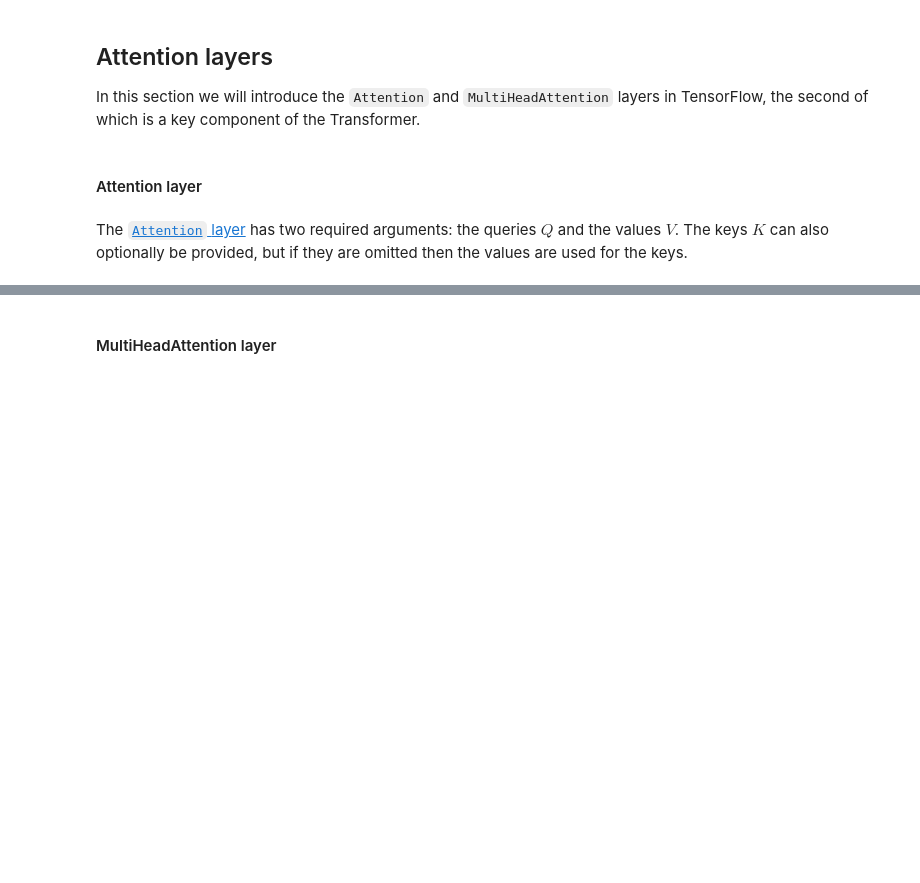
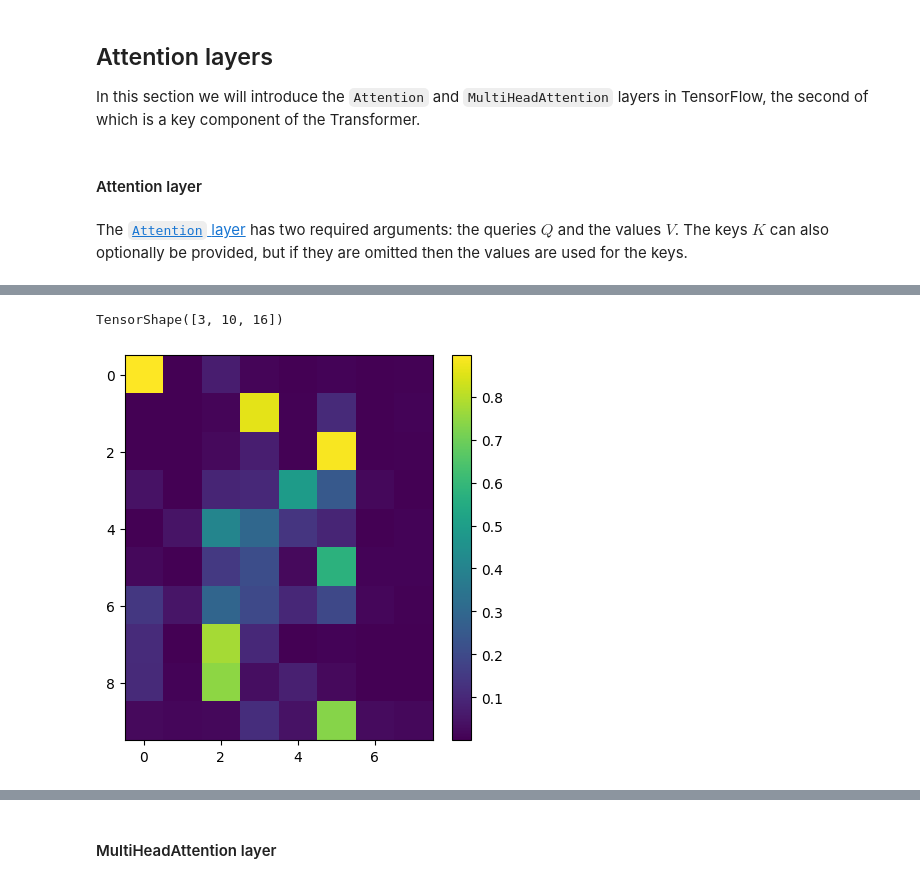
Before and after one commit to frasermartinx/DL, a Jupyter notebook: Week 7/Week 7 Lecture Notes/Week 7 - Transformers.ipynb, the cells around one changed output, grey strips where cells are left out. Saved outputs shown, nothing was run; the diff lists cells and outputs as text; code cells hidden in the pictures; blank space fills up the shorter version.

```diff
--- a/Week 7/Week 7 Lecture Notes/Week 7 - Transformers.ipynb
+++ b/Week 7/Week 7 Lecture Notes/Week 7 - Transformers.ipynb
@@ -631,8 +665,31 @@ The [`Attention` layer](https://www.tensorflow.org/api_docs/python/tf/keras/laye
 # %%
 # Define some dummy value inputs
+
+# NOW DO NON SELF ATTENTION
+#sequence length 8, can be different to values
+values = tf.random.gamma((3,8,16), alpha = 2., beta = 2.)
 # %%
 # Cross-attention
+
+h, scores = attention([queries,values], return_attention_scores = True)
+h.shape
+#makes sense as doing weighed sum of value vectors for each query vector
+# %% [output]
+TensorShape([3, 10, 16])
 # %%
 # Visualise attention scores
+
+import matplotlib.pyplot as plt
+fig,ax = plt.subplots(figsize = (5,5))
+im = ax.imshow(scores[0].numpy())
+fig.colorbar(im)
+plt.show()
+
+#each row is query vector in sequence and columns are weithts assigned to each value vector in the sequence
+#since the weights are made using the query at each timestep nq
+#8 value vectors for each example in the patch
+#this is for the first example in the batch
+# %% [output]
+[figure, added]
 # %%
 # Define some dummy key inputs
```
Also changed, not shown: parts of 19 cells of this notebook.
